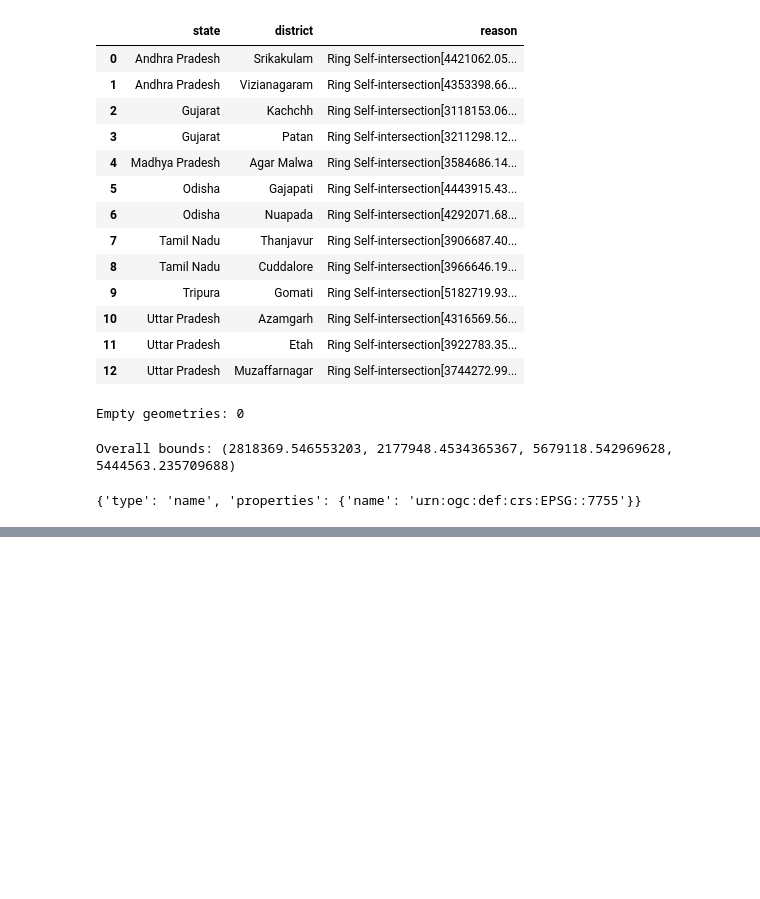
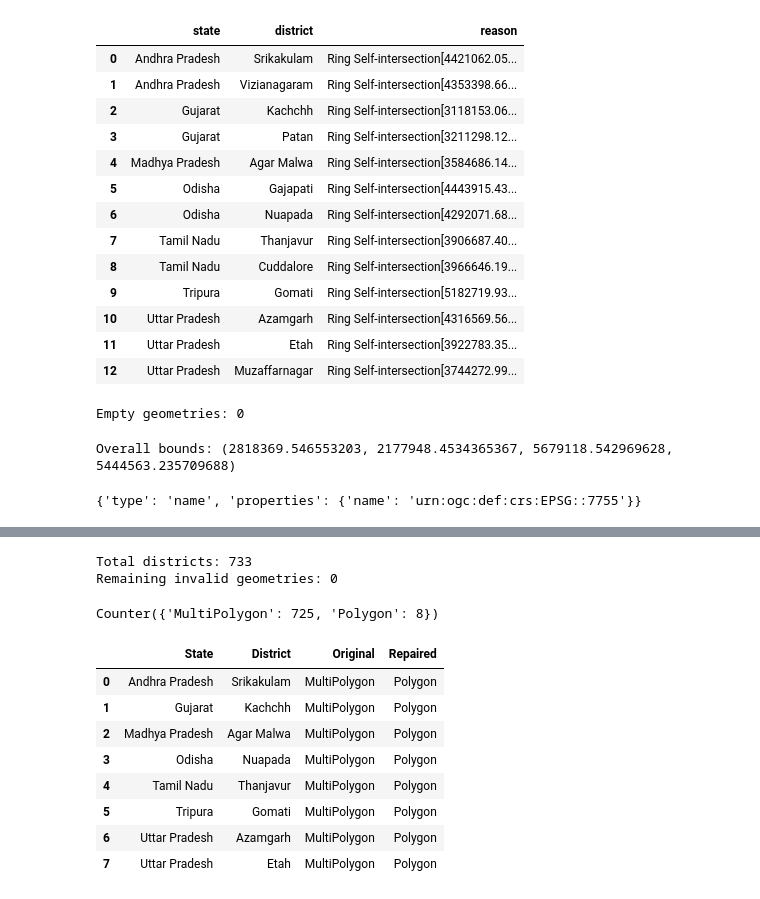
Before and after one commit to mkosh725/AgriRain-ML, a Jupyter notebook: notebooks/03_geography_data_inspection.ipynb, the cells around one changed output, grey strips where cells are left out. Cells and saved outputs as stored; diff of their text form; code cells hidden in the pictures; blank space fills up the shorter version.

```diff
--- a/notebooks/03_geography_data_inspection.ipynb
+++ b/notebooks/03_geography_data_inspection.ipynb
@@ -228,0 +321,67 @@ geojson_data["crs"]
+# %%
+#Test all 13 geometries
+repaired_features = []
+
+for feature in geojson_data["features"]:
+    geometry = shape(feature["geometry"])
+
+    if not geometry.is_valid:
+        geometry = make_valid(geometry)
+
+    repaired_features.append({
+        "properties": feature["properties"],
+        "geometry": geometry
+    })
+
+print("Total districts:", len(repaired_features))
+
+print(
+    "Remaining invalid geometries:",
+    sum(not feature["geometry"].is_valid
+        for feature in repaired_features)
+)
+# %% [output]
+Total districts: 733
+Remaining invalid geometries: 0
+# %%
+#Investigate geometry types
+from collections import Counter
+
+geometry_types_after = Counter(
+    feature["geometry"].geom_type
+    for feature in repaired_features
+)
+
+geometry_types_after
+# %% [output]
+Counter({'MultiPolygon': 725, 'Polygon': 8})
+# %%
+#Which districts changed?
+changed_geometry_types = []
+
+for original, repaired in zip(
+    geojson_data["features"],
+    repaired_features
+):
+    original_type = original["geometry"]["type"]
+    repaired_type = repaired["geometry"].geom_type
+
+    if original_type != repaired_type:
+        changed_geometry_types.append({
+            "State": original["properties"]["state_name"],
+            "District": original["properties"]["district"],
+            "Original": original_type,
+            "Repaired": repaired_type
+        })
+
+pd.DataFrame(changed_geometry_types)
+# %% [output]
+|  | State | District | Original | Repaired |
+| 0 | Andhra Pradesh | Srikakulam | MultiPolygon | Polygon |
+| 1 | Gujarat | Kachchh | MultiPolygon | Polygon |
+| 2 | Madhya Pradesh | Agar Malwa | MultiPolygon | Polygon |
+| 3 | Odisha | Nuapada | MultiPolygon | Polygon |
+| 4 | Tamil Nadu | Thanjavur | MultiPolygon | Polygon |
+| 5 | Tripura | Gomati | MultiPolygon | Polygon |
+| 6 | Uttar Pradesh | Azamgarh | MultiPolygon | Polygon |
+| 7 | Uttar Pradesh | Etah | MultiPolygon | Polygon |
```
Also changed, not shown: parts of 8 cells of this notebook.
